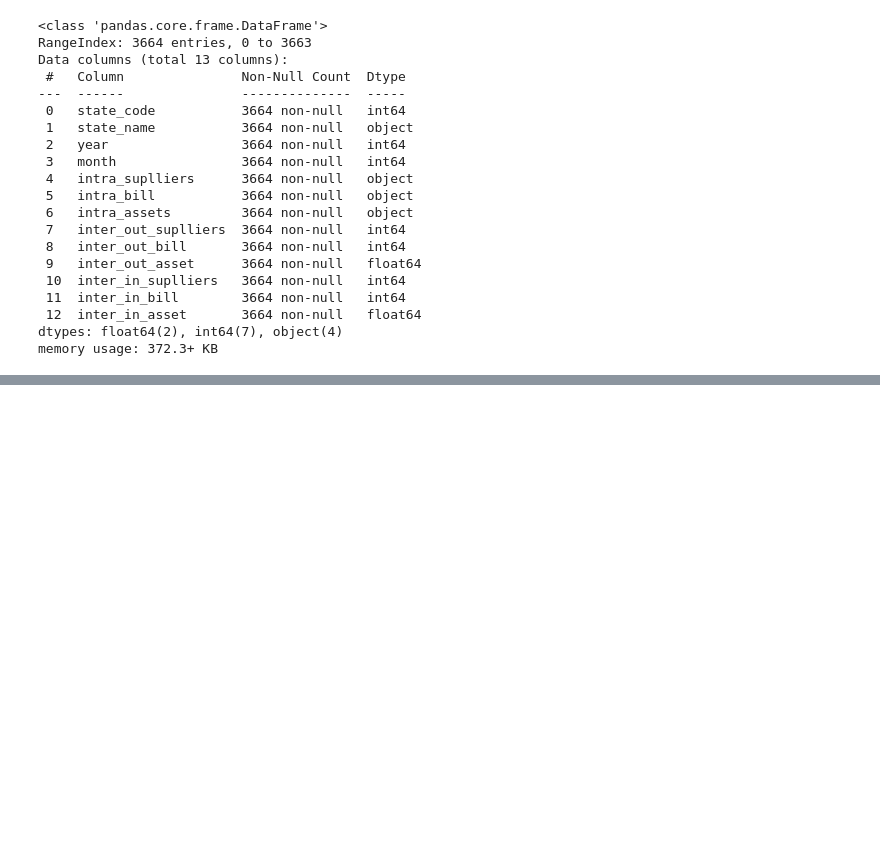
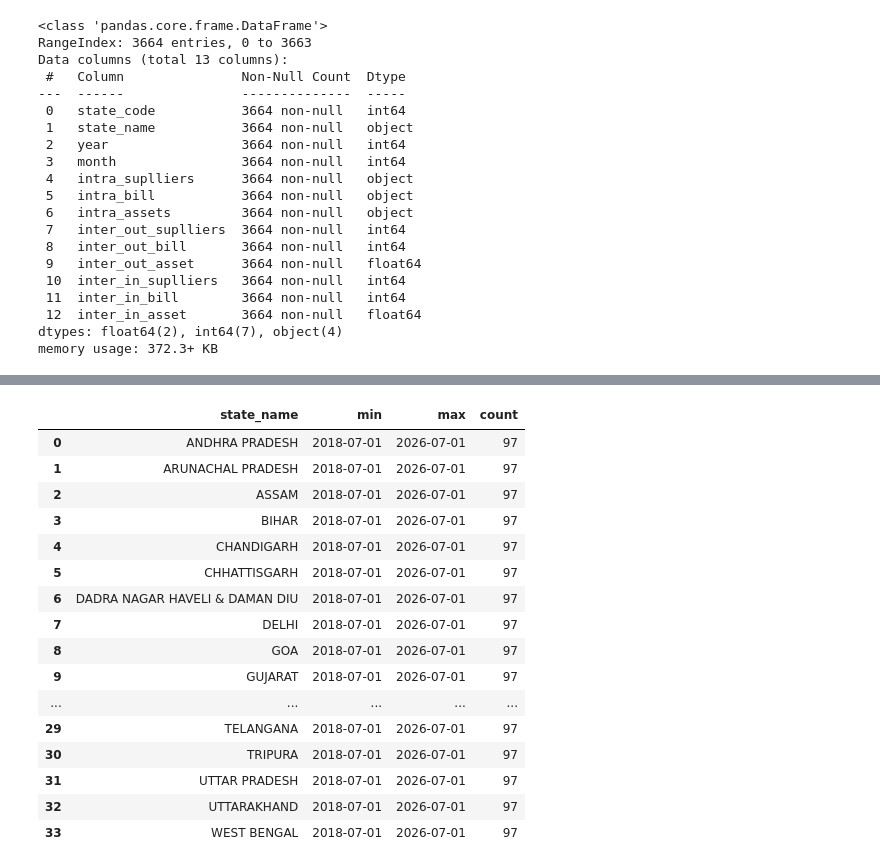
Before and after one commit to IamRaNo/the_distribution_hub_optimizer, a Jupyter notebook: notebooks/00_standardization.ipynb, the cells around one changed output, grey strips where cells are left out. Cells and saved outputs as stored; diff of their text form; code cells hidden in the pictures; blank space fills up the shorter version.

```diff
--- a/notebooks/00_standardization.ipynb
+++ b/notebooks/00_standardization.ipynb
@@ -115,0 +205,2 @@ bill.select_dtypes(include='number').agg(['mean', 'median', 'std', 'min', 'max']
+# %%
+bill['state_name'] = bill['state_name'].str.strip()
@@ -115,0 +221,10 @@ bill.select_dtypes(include='number').agg(['mean', 'median', 'std', 'min', 'max']
+# %%
+bill.drop('state_code',axis=1,inplace=True)
+# %%
+states_to_merge = ['DADRA AND NAGAR HAVELI','DAMAN AND DIU']
+new_name = 'DADRA NAGAR HAVELI & DAMAN DIU'
+
+bill['state_name'] = bill['state_name'].replace(states_to_merge,new_name)
+
+
+bill = bill.groupby(['state_name','year','month'],as_index=False)[actual_numeric].sum()
@@ -115,0 +245,4 @@ bill.select_dtypes(include='number').agg(['mean', 'median', 'std', 'min', 'max']
+# %%
+remove_list = ['LAKSHADWEEP', 'ANDAMAN AND NICOBAR', 'Other Territory']
+
+bill = bill[~bill['state_name'].isin(remove_list)]
@@ -115,0 +276,22 @@ bill.select_dtypes(include='number').agg(['mean', 'median', 'std', 'min', 'max']
+# %%
+bill['date'] = pd.to_datetime(bill[['year', 'month']].assign(day=1))
+
+bill.groupby('state_name',as_index=False)['date'].agg(['min', 'max', 'count'])
+# %% [output]
+|  | state_name | min | max | count |
+| 0 | ANDHRA PRADESH | 2018-07-01 | 2026-07-01 | 97 |
+| 1 | ARUNACHAL PRADESH | 2018-07-01 | 2026-07-01 | 97 |
+| 2 | ASSAM | 2018-07-01 | 2026-07-01 | 97 |
+| 3 | BIHAR | 2018-07-01 | 2026-07-01 | 97 |
+| 4 | CHANDIGARH | 2018-07-01 | 2026-07-01 | 97 |
+| 5 | CHHATTISGARH | 2018-07-01 | 2026-07-01 | 97 |
+| 6 | DADRA NAGAR HAVELI & DAMAN DIU | 2018-07-01 | 2026-07-01 | 97 |
+| 7 | DELHI | 2018-07-01 | 2026-07-01 | 97 |
+| 8 | GOA | 2018-07-01 | 2026-07-01 | 97 |
+| 9 | GUJARAT | 2018-07-01 | 2026-07-01 | 97 |
+| ... | ... | ... | ... | ... |
+| 29 | TELANGANA | 2018-07-01 | 2026-07-01 | 97 |
+| 30 | TRIPURA | 2018-07-01 | 2026-07-01 | 97 |
+| 31 | UTTAR PRADESH | 2018-07-01 | 2026-07-01 | 97 |
+| 32 | UTTARAKHAND | 2018-07-01 | 2026-07-01 | 97 |
+| 33 | WEST BENGAL | 2018-07-01 | 2026-07-01 | 97 |
```
Also changed, not shown: parts of 27 cells of this notebook.
